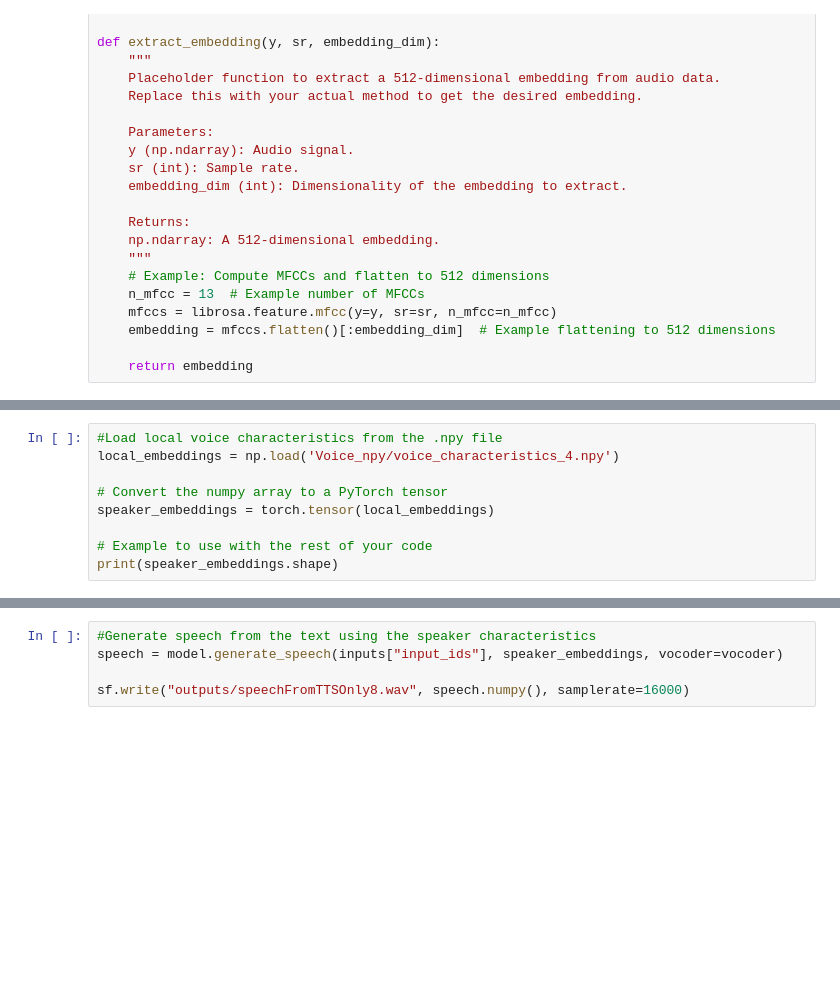
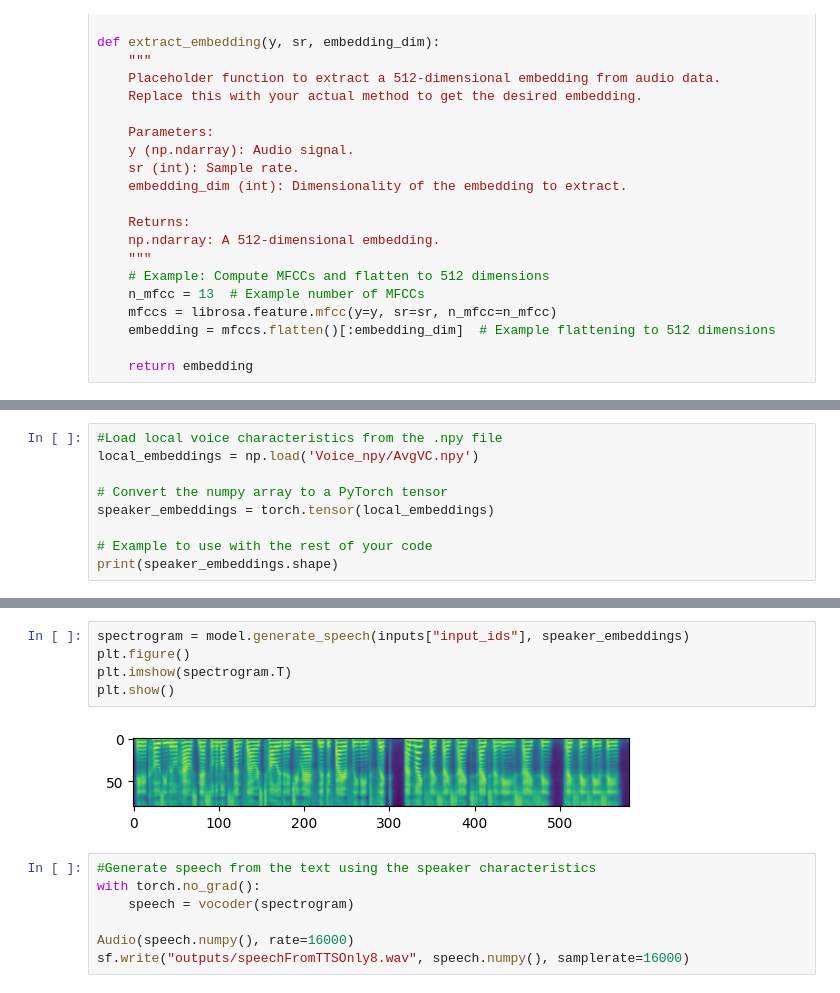
Before and after one commit to geethikaisuru/Cognita.ai-whooo, a Jupyter notebook: TTS_Only.ipynb, the cells around one changed output, grey strips where cells are left out. Saved outputs shown, nothing was run; the diff lists cells and outputs as text; blank space fills up the shorter version.

```diff
--- a/TTS_Only.ipynb
+++ b/TTS_Only.ipynb
@@ -72,7 +80,7 @@ output_file = 'Voice_npy/voice_characteristics_4.npy'
 extract_voice_characteristics(audio_file, output_file)
 # %%
 #Load local voice characteristics from the .npy file
-local_embeddings = np.load('Voice_npy/voice_characteristics_4.npy')
+local_embeddings = np.load('Voice_npy/AvgVC.npy')
 
 # Convert the numpy array to a PyTorch tensor
 speaker_embeddings = torch.tensor(local_embeddings)
@@ -82,5 +169,14 @@ print(speaker_embeddings.shape)
+# %%
+spectrogram = model.generate_speech(inputs["input_ids"], speaker_embeddings)
+plt.figure()
+plt.imshow(spectrogram.T)
+plt.show()
+# %% [output]
+[figure, added]
 # %%
 #Generate speech from the text using the speaker characteristics
-speech = model.generate_speech(inputs["input_ids"], speaker_embeddings, vocoder=vocoder)
+with torch.no_grad():
+    speech = vocoder(spectrogram)
 
+Audio(speech.numpy(), rate=16000)
 sf.write("outputs/speechFromTTSOnly8.wav", speech.numpy(), samplerate=16000)
```
Also changed, not shown: parts of 8 cells of this notebook, 1 other file.
